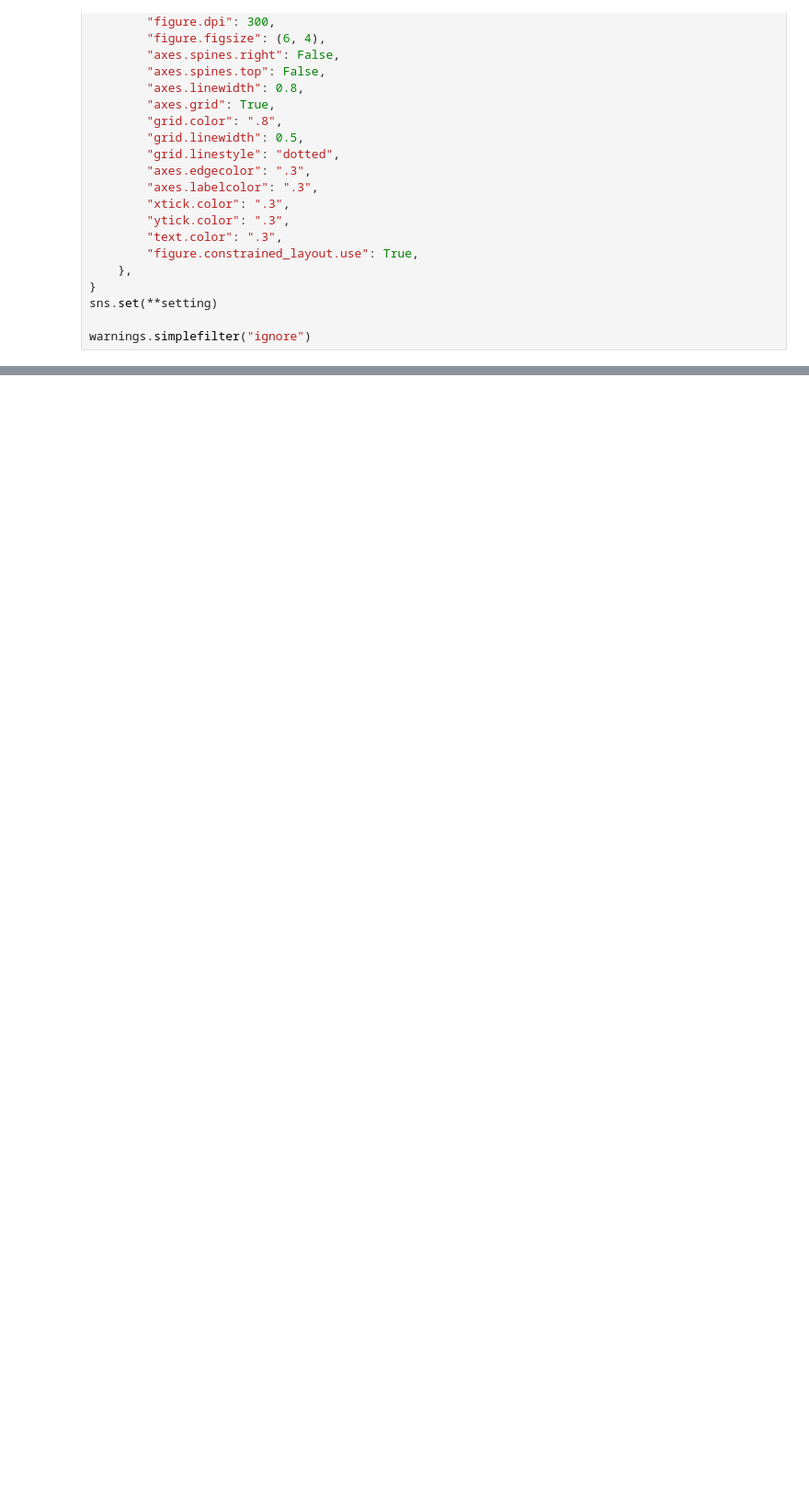
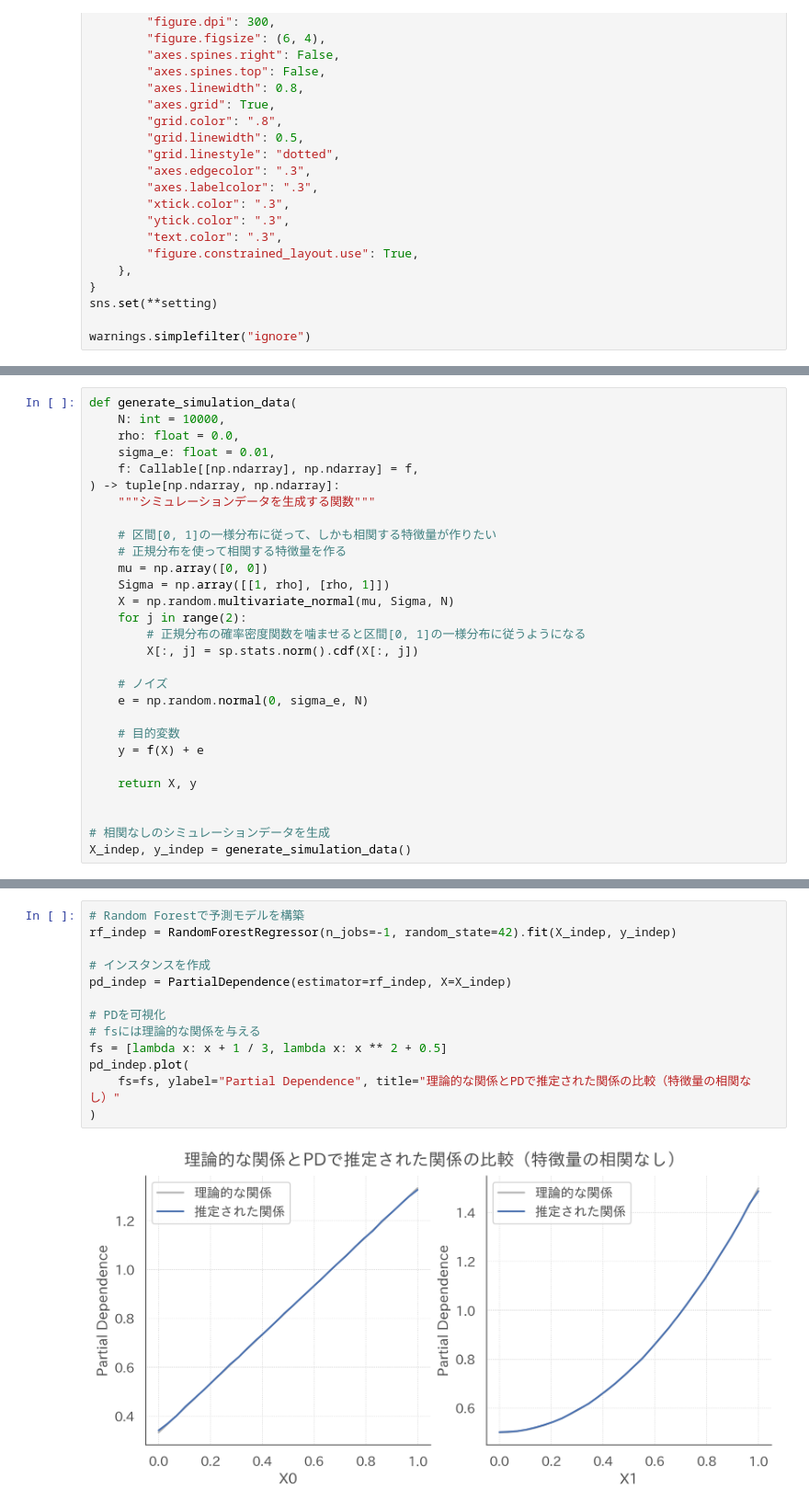
Before and after one commit to dropout009/ale, a Jupyter notebook: main.ipynb, the cells around one changed output, grey strips where cells are left out. Shown at 92% size. Drawn from its saved outputs; the diff is of its cells as text; blank space fills up the shorter version.

```diff
--- a/main.ipynb
+++ b/main.ipynb
@@ -168,0 +136,29 @@ ale.plot(f=lambda x: x ** 2)
+# %%
+def generate_simulation_data(
+    N: int = 10000,
+    rho: float = 0.0,
+    sigma_e: float = 0.01,
+    f: Callable[[np.ndarray], np.ndarray] = f,
+) -> tuple[np.ndarray, np.ndarray]:
+    """シミュレーションデータを生成する関数"""
+
+    # 区間[0, 1]の一様分布に従って、しかも相関する特徴量が作りたい
+    # 正規分布を使って相関する特徴量を作る
+    mu = np.array([0, 0])
+    Sigma = np.array([[1, rho], [rho, 1]])
+    X = np.random.multivariate_normal(mu, Sigma, N)
+    for j in range(2):
+        # 正規分布の確率密度関数を噛ませると区間[0, 1]の一様分布に従うようになる
+        X[:, j] = sp.stats.norm().cdf(X[:, j])
+
+    # ノイズ
+    e = np.random.normal(0, sigma_e, N)
+
+    # 目的変数
+    y = f(X) + e
+
+    return X, y
+
+
+# 相関なしのシミュレーションデータを生成
+X_indep, y_indep = generate_simulation_data()
@@ -168,0 +307,15 @@ ale.plot(f=lambda x: x ** 2)
+# %%
+# Random Forestで予測モデルを構築
+rf_indep = RandomForestRegressor(n_jobs=-1, random_state=42).fit(X_indep, y_indep)
+
+# インスタンスを作成
+pd_indep = PartialDependence(estimator=rf_indep, X=X_indep)
+
+# PDを可視化
+# fsには理論的な関係を与える
+fs = [lambda x: x + 1 / 3, lambda x: x ** 2 + 0.5]
+pd_indep.plot(
+    fs=fs, ylabel="Partial Dependence", title="理論的な関係とPDで推定された関係の比較（特徴量の相関なし）"
+)
+# %% [output]
+[figure, added]
```
Also changed, not shown: parts of 57 cells of this notebook, 3 other files.
